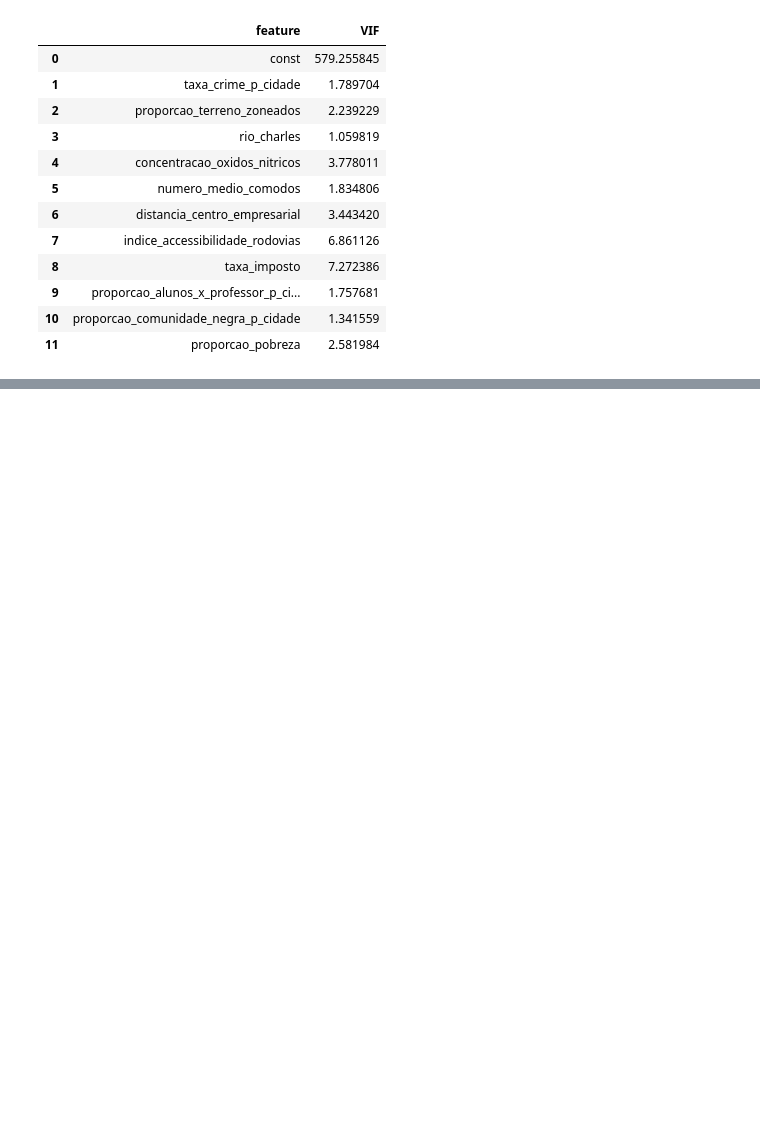
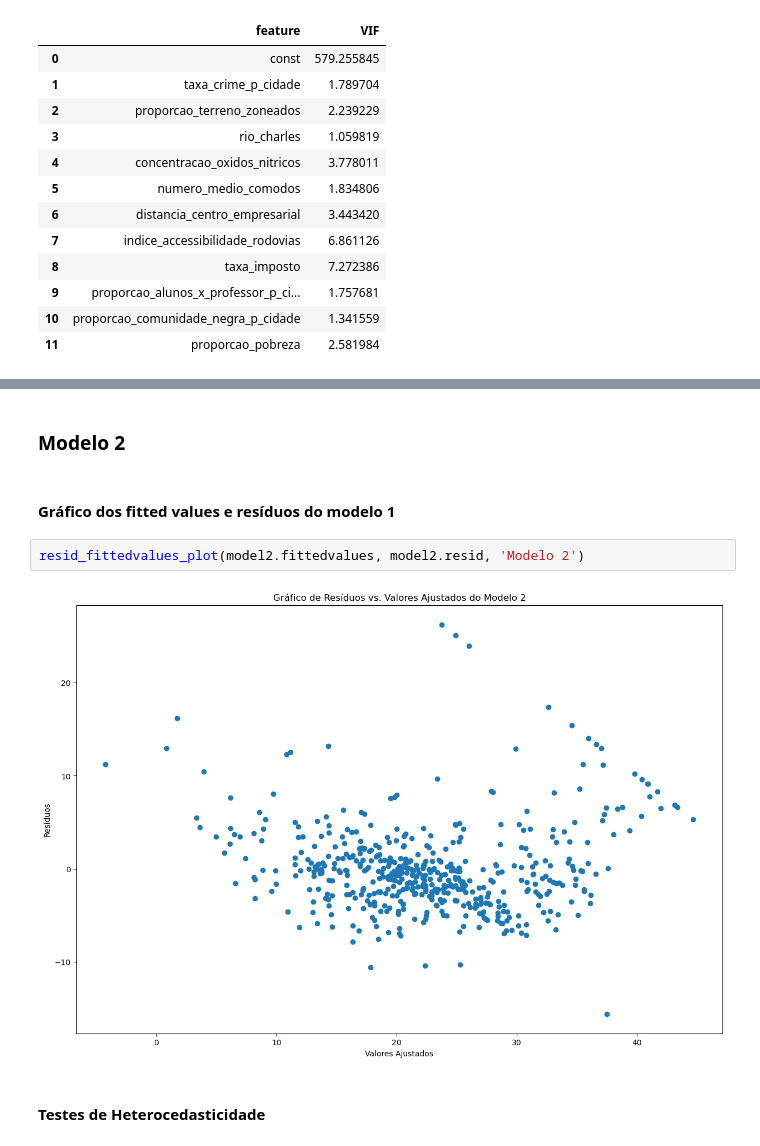
Before and after one commit to robson-quaresma/multiple-regression-housing-price, a Jupyter notebook: boston_housing_price.ipynb, the cells around one changed output, grey strips where cells are left out. Drawn from its saved outputs; the diff is of its cells as text; blank space fills up the shorter version.

```diff
--- a/boston_housing_price.ipynb
+++ b/boston_housing_price.ipynb
@@ -634,0 +706,10 @@ vif2
+# %% [markdown]
+### Modelo 2
+# %% [markdown]
+#### Gráfico dos fitted values e resíduos do modelo 1
+# %%
+resid_fittedvalues_plot(model2.fittedvalues, model2.resid, 'Modelo 2')
+# %% [output]
+[figure, added]
+# %% [markdown]
+#### Testes de Heterocedasticidade
```
Also changed, not shown: parts of 41 cells of this notebook.
